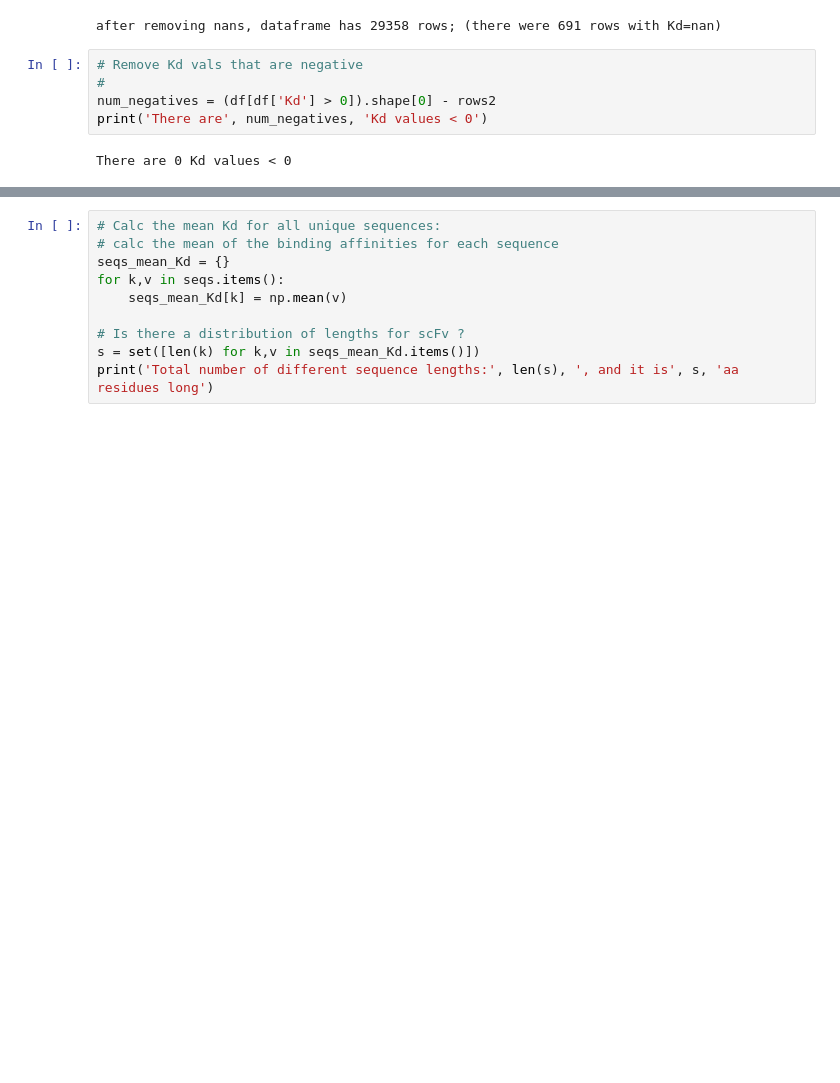
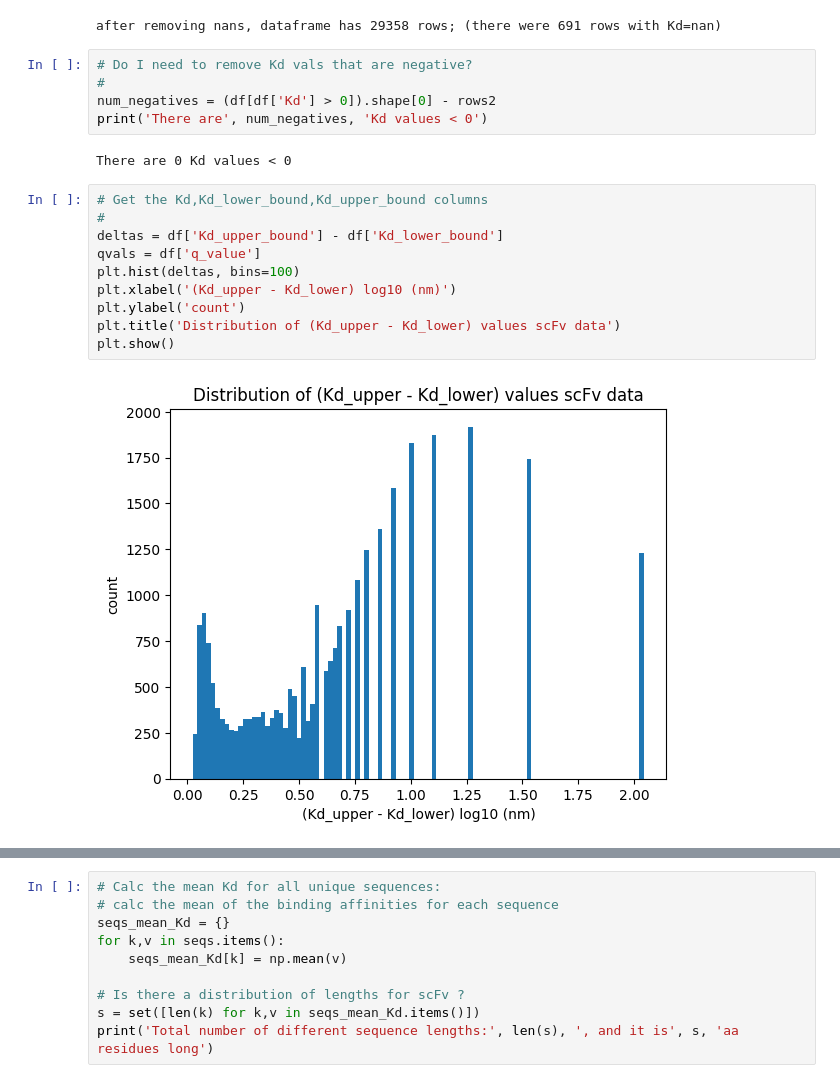
Before and after one commit to planaria158/BERT-antibody-antigen-binding-energy, a Jupyter notebook: notebooks/DataAnalysis.ipynb, the cells around one changed output, grey strips where cells are left out. Saved outputs shown, nothing was run; the diff lists cells and outputs as text; blank space fills up the shorter version.

```diff
--- a/notebooks/DataAnalysis.ipynb
+++ b/notebooks/DataAnalysis.ipynb
@@ -66,9 +63,21 @@ print('after removing nans, dataframe has', rows2, 'rows; (there were', rows1-ro
 # %% [output]
 after removing nans, dataframe has 29358 rows; (there were 691 rows with Kd=nan)
 # %%
-# Remove Kd vals that are negative
+# Do I need to remove Kd vals that are negative?
 #
 num_negatives = (df[df['Kd'] > 0]).shape[0] - rows2
 print('There are', num_negatives, 'Kd values < 0')
 # %% [output]
 There are 0 Kd values < 0
+# %%
+# Get the Kd,Kd_lower_bound,Kd_upper_bound columns
+#
+deltas = df['Kd_upper_bound'] - df['Kd_lower_bound']
+qvals = df['q_value']
+plt.hist(deltas, bins=100)
+plt.xlabel('(Kd_upper - Kd_lower) log10 (nm)')
+plt.ylabel('count')
+plt.title('Distribution of (Kd_upper - Kd_lower) values scFv data')
+plt.show()
+# %% [output]
+[figure, added]
```
Also changed, not shown: parts of 12 cells of this notebook, 7 other files.
